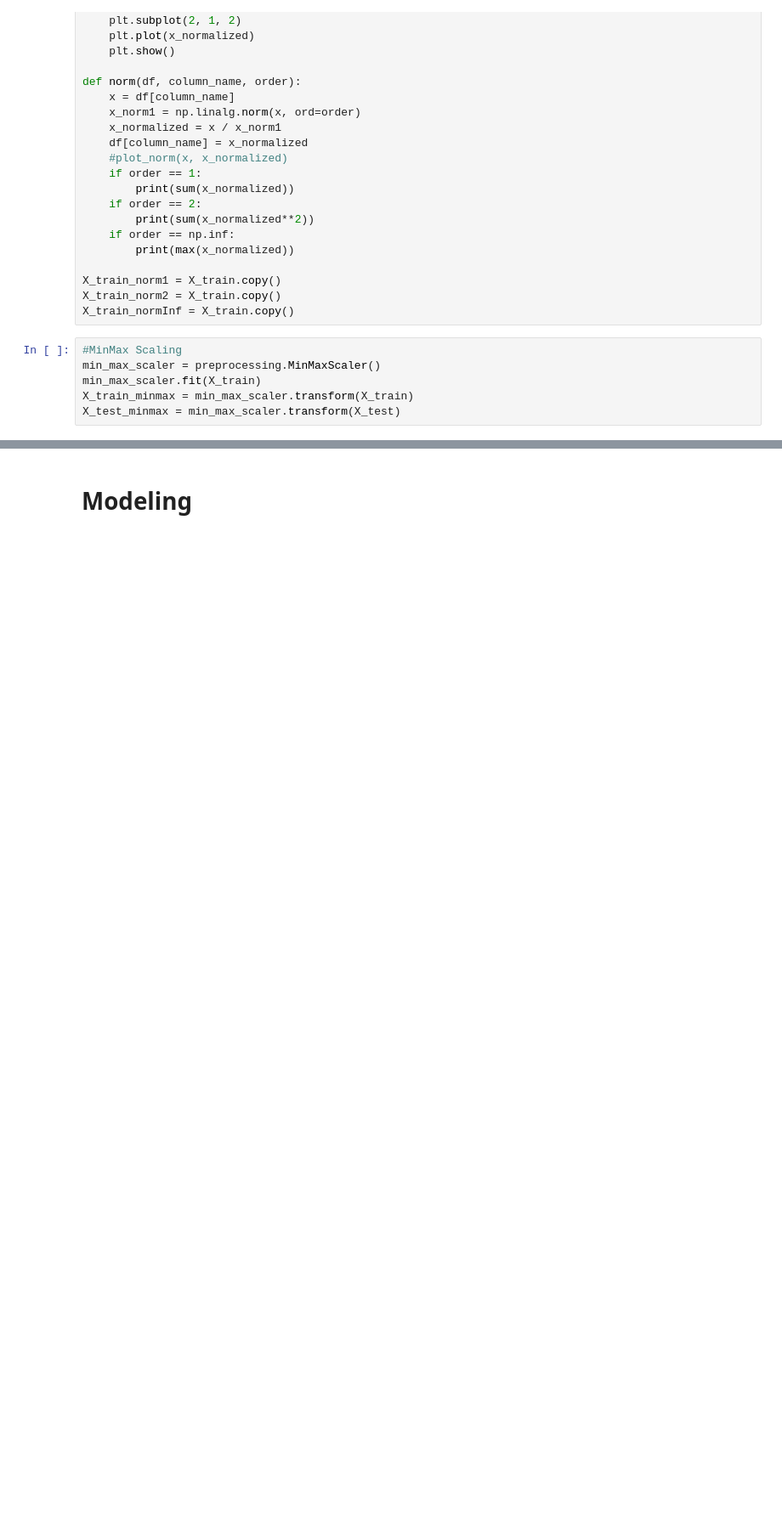
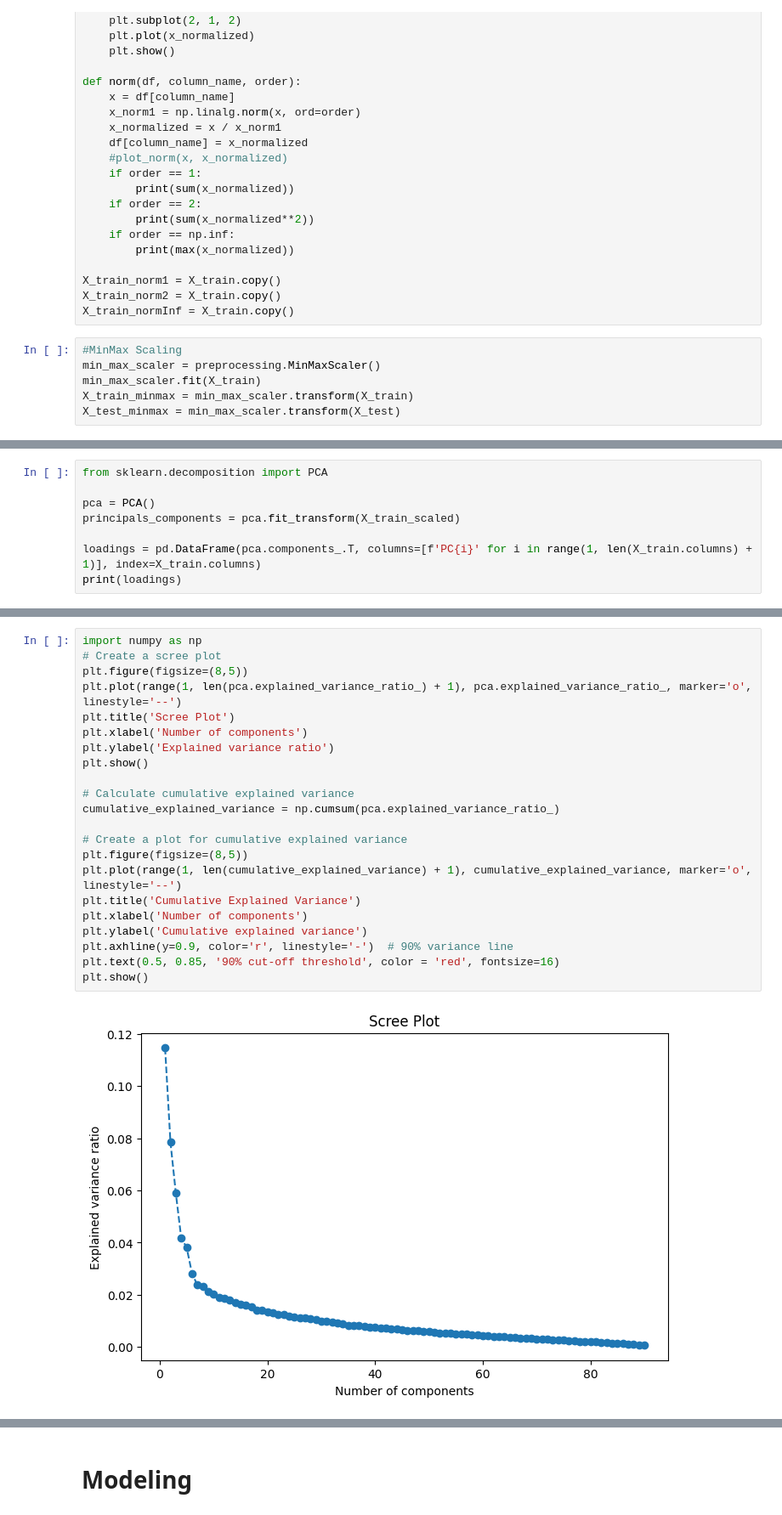
Before and after one commit to Lambe5/ProgettoDataAnalytics, a Jupyter notebook: Train_Module.ipynb, the cells around one changed output, grey strips where cells are left out. Shown at 85% size. Saved outputs shown, nothing was run; the diff lists cells and outputs as text; blank space fills up the shorter version.

```diff
--- a/Train_Module.ipynb
+++ b/Train_Module.ipynb
@@ -136,0 +141,8 @@ X_test_scaled = scaler.transform(X_test)
+# %%
+from sklearn.decomposition import PCA
+
+pca = PCA()
+principals_components = pca.fit_transform(X_train_scaled)
+
+loadings = pd.DataFrame(pca.components_.T, columns=[f'PC{i}' for i in range(1, len(X_train.columns) + 1)], index=X_train.columns)
+print(loadings)
@@ -136,0 +197,24 @@ X_test_scaled = scaler.transform(X_test)
+# %%
+import numpy as np
+# Create a scree plot
+plt.figure(figsize=(8,5))
+plt.plot(range(1, len(pca.explained_variance_ratio_) + 1), pca.explained_variance_ratio_, marker='o', linestyle='--')
+plt.title('Scree Plot')
+plt.xlabel('Number of components')
+plt.ylabel('Explained variance ratio')
+plt.show()
+
+# Calculate cumulative explained variance
+cumulative_explained_variance = np.cumsum(pca.explained_variance_ratio_)
+
+# Create a plot for cumulative explained variance
+plt.figure(figsize=(8,5))
+plt.plot(range(1, len(cumulative_explained_variance) + 1), cumulative_explained_variance, marker='o', linestyle='--')
+plt.title('Cumulative Explained Variance')
+plt.xlabel('Number of components')
+plt.ylabel('Cumulative explained variance')
+plt.axhline(y=0.9, color='r', linestyle='-')  # 90% variance line
+plt.text(0.5, 0.85, '90% cut-off threshold', color = 'red', fontsize=16)
+plt.show()
+# %% [output]
+[figure, added]
```
Also changed, not shown: parts of 8 cells of this notebook.
